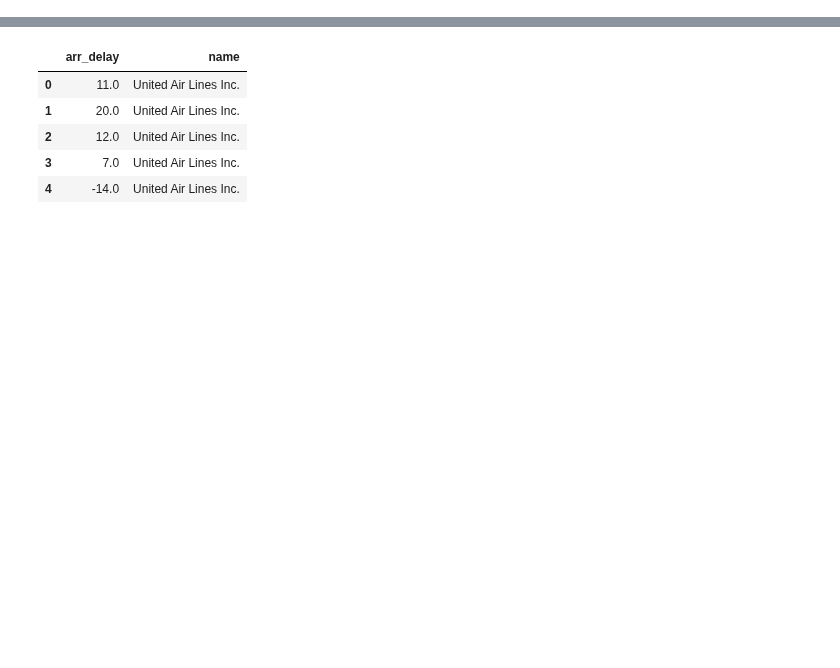
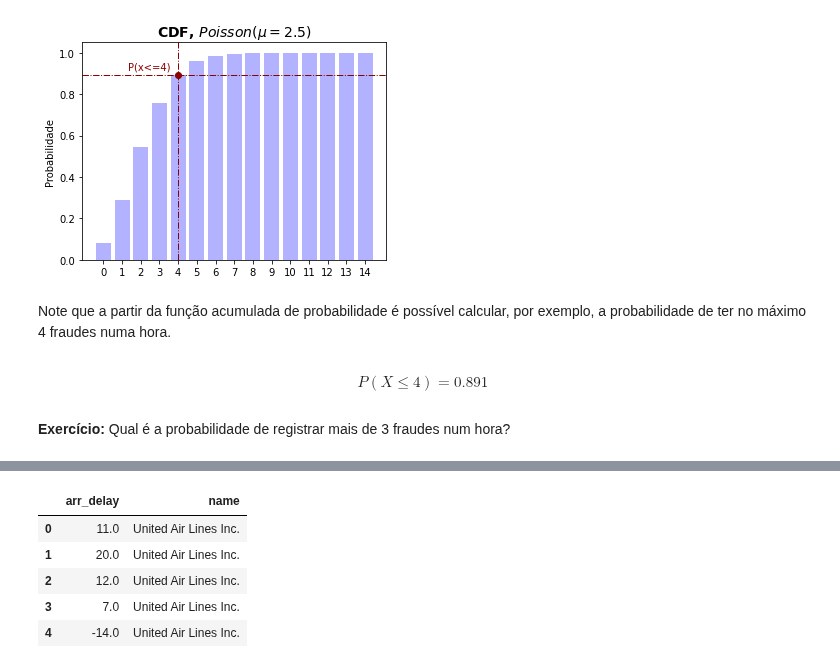
Before and after one commit to Rogerio-mack/Ciencia-de-Dados-e-Aprendizado-de-Maquina, a Jupyter notebook: ACD_T3_Testes_de_Hipoteses.ipynb, the cells around one changed output, grey strips where cells are left out. Drawn from its saved outputs; the diff is of its cells as text; code cells hidden in the pictures; blank space fills up the shorter version.

```diff
--- a/ACD_T3_Testes_de_Hipoteses.ipynb
+++ b/ACD_T3_Testes_de_Hipoteses.ipynb
@@ -379,0 +115,38 @@ Vamos ver aqui um conjunto de dados sobre vôos e tempos de atraso ou antecipaç
+# %%
+#Função Acumulada de Probabilidade
+
+from scipy.stats import poisson
+
+xi=np.arange(0,15)
+mu= 2.5
+
+prob = poisson.cdf(xi, mu)
+
+fig = plt.figure(figsize=(12,4))
+
+plt.subplot(1, 2, 1)
+plt.bar(xi,prob,color='blue',linewidth=1.5, alpha=0.3)
+plt.ylabel('Probabilidade')
+plt.title('CDF, $Poisson(\mu=2.5)$', fontsize=14, weight='bold')
+plt.xticks(xi)
+
+
+plt.axvline(4,linewidth=1,linestyle='-.',color='darkred')
+plt.axhline(poisson.cdf(4, mu), linewidth=1,linestyle='-.',color='darkred')
+plt.plot(4, poisson.cdf(4,mu),'o',color='darkred')
+plt.text(1.3, 0.92, f'P(x<=4)', fontsize=10,color='darkred')
+
+plt.show()
+# %% [output]
+[figure, added]
+# %% [markdown]
+Note que a partir da função acumulada de probabilidade é possível calcular, por exemplo, a probabilidade de ter no máximo 4 fraudes numa hora.
+# %%
+from IPython.display import display, Math, Latex
+p = poisson.cdf(4, 2.5)
+
+Math('P(X \le 4) = ' +  f'{p :.3f}')
+# %% [output]
+$$P(X \le 4) = 0.891$$
+# %% [markdown]
+**Exercício:** Qual é a probabilidade de registrar mais de 3 fraudes num hora?
```
Also changed, not shown: parts of 164 cells of this notebook, 1 other file.
